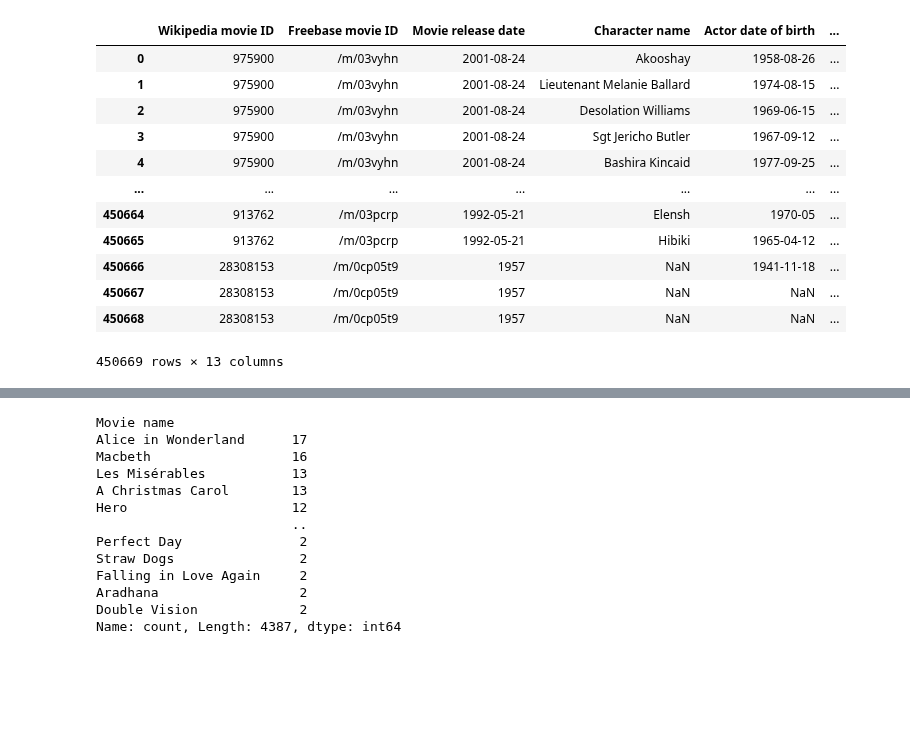
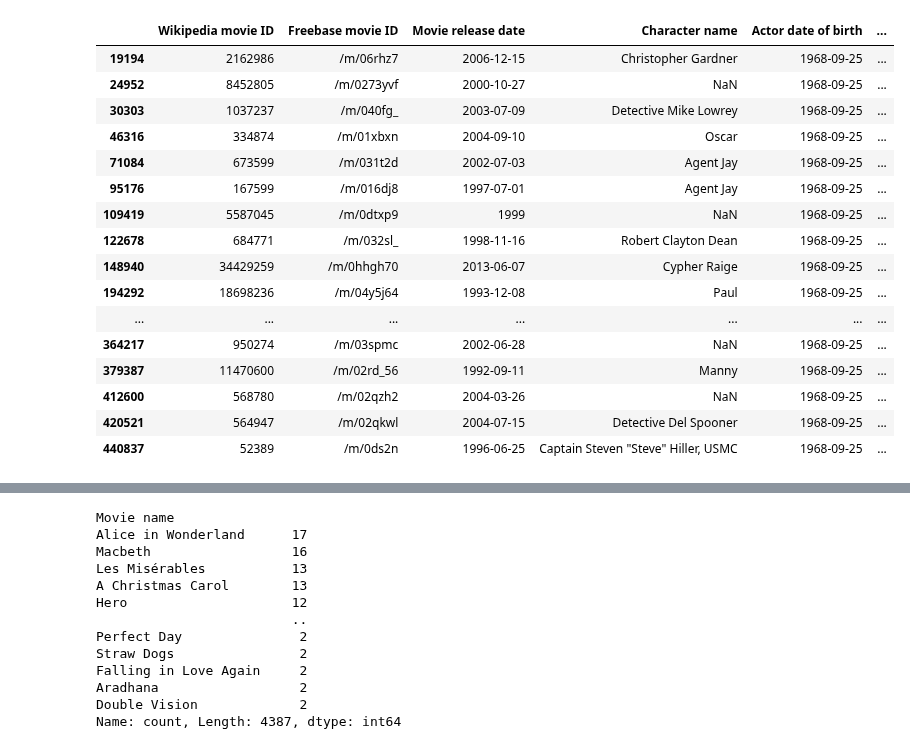
Before and after one commit to epfl-ada/ada-2024-project-5ds, a Jupyter notebook: cmu_dataset_loading.ipynb, the cells around one changed output, grey strips where cells are left out. Drawn from its saved outputs; the diff is of its cells as text; code cells hidden in the pictures; blank space fills up the shorter version.

```diff
--- a/cmu_dataset_loading.ipynb
+++ b/cmu_dataset_loading.ipynb
@@ -36,21 +36,25 @@ tvtropes = tvtropes.drop(tvtropes.columns[1], axis=1)
 fname = os.path.join(PATH_IN, 'name.clusters.txt')
 name_clusters = pd.read_csv(fname, delimiter='\t', header=None, names = ['Character Name','ID'])
 # %%
-character
+character[character['Actor name'] == 'Will Smith']
 # %% [output]
 |  | Wikipedia movie ID | Freebase movie ID | Movie release date | Character name | Actor date of birth | ... |
-| 0 | 975900 | /m/03vyhn | 2001-08-24 | Akooshay | 1958-08-26 | ... |
-| 1 | 975900 | /m/03vyhn | 2001-08-24 | Lieutenant Melanie Ballard | 1974-08-15 | ... |
-| 2 | 975900 | /m/03vyhn | 2001-08-24 | Desolation Williams | 1969-06-15 | ... |
-| 3 | 975900 | /m/03vyhn | 2001-08-24 | Sgt Jericho Butler | 1967-09-12 | ... |
-| 4 | 975900 | /m/03vyhn | 2001-08-24 | Bashira Kincaid | 1977-09-25 | ... |
+| 19194 | 2162986 | /m/06rhz7 | 2006-12-15 | Christopher Gardner | 1968-09-25 | ... |
+| 24952 | 8452805 | /m/0273yvf | 2000-10-27 | NaN | 1968-09-25 | ... |
+| 30303 | 1037237 | /m/040fg_ | 2003-07-09 | Detective Mike Lowrey | 1968-09-25 | ... |
+| 46316 | 334874 | /m/01xbxn | 2004-09-10 | Oscar | 1968-09-25 | ... |
+| 71084 | 673599 | /m/031t2d | 2002-07-03 | Agent Jay | 1968-09-25 | ... |
+| 95176 | 167599 | /m/016dj8 | 1997-07-01 | Agent Jay | 1968-09-25 | ... |
+| 109419 | 5587045 | /m/0dtxp9 | 1999 | NaN | 1968-09-25 | ... |
+| 122678 | 684771 | /m/032sl_ | 1998-11-16 | Robert Clayton Dean | 1968-09-25 | ... |
+| 148940 | 34429259 | /m/0hhgh70 | 2013-06-07 | Cypher Raige | 1968-09-25 | ... |
+| 194292 | 18698236 | /m/04y5j64 | 1993-12-08 | Paul | 1968-09-25 | ... |
 | ... | ... | ... | ... | ... | ... | ... |
-| 450664 | 913762 | /m/03pcrp | 1992-05-21 | Elensh | 1970-05 | ... |
-| 450665 | 913762 | /m/03pcrp | 1992-05-21 | Hibiki | 1965-04-12 | ... |
-| 450666 | 28308153 | /m/0cp05t9 | 1957 | NaN | 1941-11-18 | ... |
-| 450667 | 28308153 | /m/0cp05t9 | 1957 | NaN | NaN | ... |
-| 450668 | 28308153 | /m/0cp05t9 | 1957 | NaN | NaN | ... |
+| 364217 | 950274 | /m/03spmc | 2002-06-28 | NaN | 1968-09-25 | ... |
+| 379387 | 11470600 | /m/02rd_56 | 1992-09-11 | Manny | 1968-09-25 | ... |
+| 412600 | 568780 | /m/02qzh2 | 2004-03-26 | NaN | 1968-09-25 | ... |
+| 420521 | 564947 | /m/02qkwl | 2004-07-15 | Detective Del Spooner | 1968-09-25 | ... |
+| 440837 | 52389 | /m/0ds2n | 1996-06-25 | Captain Steven "Steve" Hiller, USMC | 1968-09-25 | ... |
-450669 rows × 13 columns
 # %%
 movie
 # %% [output]
```
Also changed, not shown: parts of 1 cell of this notebook.
